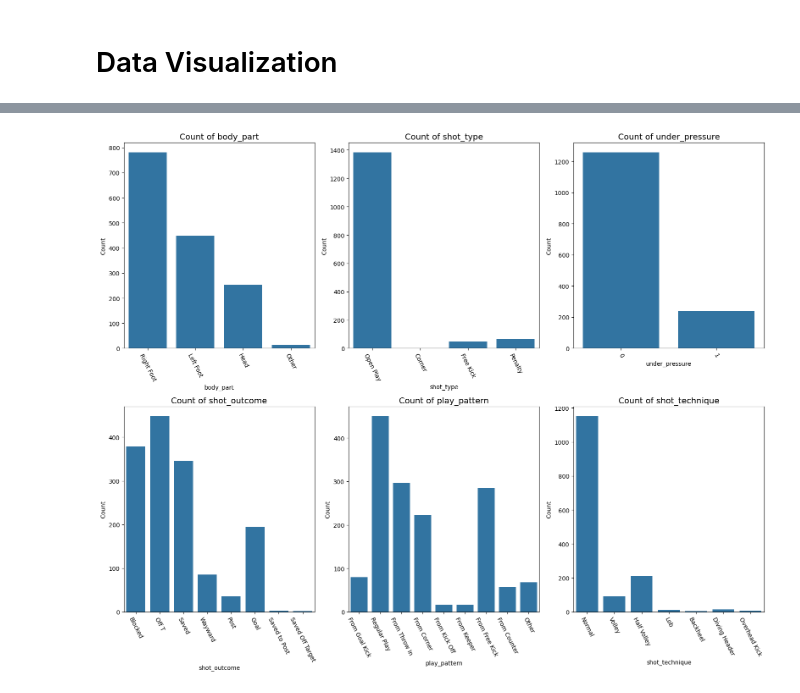
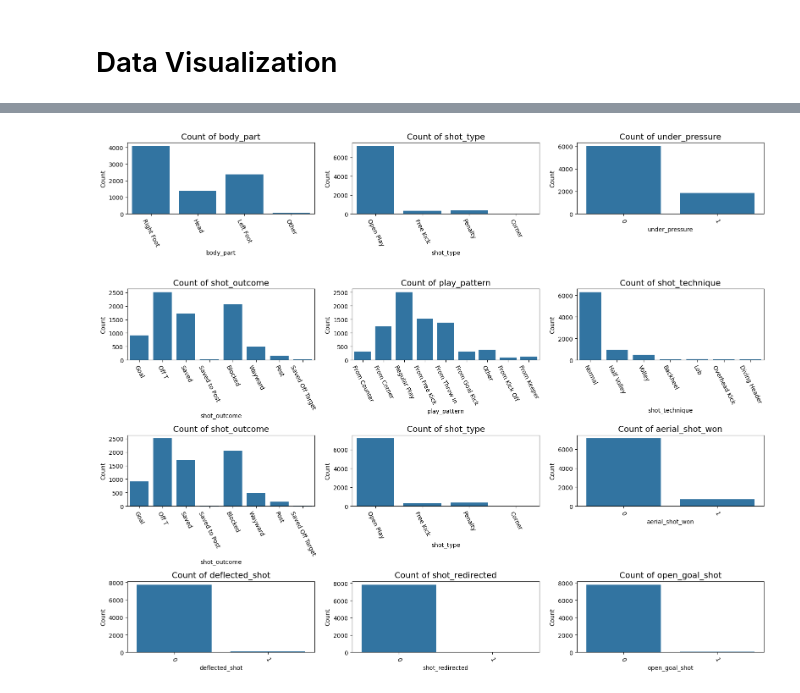
Before and after one commit to Clarkey33/Soccer-xG-Analytics-Model, a Jupyter notebook: notebooks/xG_model_data_prep_V2.ipynb, the cells around one changed output, grey strips where cells are left out. Drawn from its saved outputs; the diff is of its cells as text; code cells hidden in the pictures.

```diff
--- a/notebooks/xG_model_data_prep_V2.ipynb
+++ b/notebooks/xG_model_data_prep_V2.ipynb
@@ -132,11 +190,10 @@ type.id: 6 times
 # %%
 #concatnate
+df = pd.concat(dfs.values(),axis='rows',join='outer', ignore_index=True)
 
-for name, df in dfs.items():
-    df['source'] = name
-    dfs[name] = df #updating the df
-
-df = pd.concat(dfs.values(), ignore_index=True)
+#concatenate by rows and did outer join which should stack the dataframes vertically
+#and merge and keep all columns thta are same
+#this should ensure data integrity and proper alignment of data in final merged dataframe
 
 print(f"Dataset has {df.shape[0]} rows and {df.shape[1]} columns")
 # %% [output]
@@ -565,14 +672,14 @@ print(df_xg_processed[['x','y','shot_distance','shot_angle']].head(3))
 #df_xg_processed.columns.tolist()
 
 #Rename features
-rename_features = ['location','type_event','play_pattern','shot_xg','shot_end_location',
-                   'shot_type','shot_outcome','shot_technique','body_part',
-                   'first_time_shot','1v1_shot','under_pressure','aerial_shot_won','open_goal_shot',
-                   'deflected_shot','shot_redirected','x_coordinate','y_coordinate','shot_distance','shot_angle',
-                   'source'
-                   ]
+#rename_features = ['location','type_event','play_pattern','shot_xg','shot_end_location',
+#                   'shot_type','shot_outcome','shot_technique','body_part',
+#                   'first_time_shot','1v1_shot','under_pressure','aerial_shot_won','open_goal_shot',
+#                   'deflected_shot','shot_redirected','x_coordinate','y_coordinate','shot_distance','shot_angle',
+#                   'source'
+                   #]
 
-df_xg_processed.columns = rename_features
+#df_xg_processed.columns = rename_features
 
 #verify changes
-print(df_xg_processed.columns.tolist())
+#print(df_xg_processed.columns.tolist())
@@ -607,10 +705,13 @@ features = ['type_event','play_pattern','shot_xg','shot_type','shot_outcome','sh
             'first_time_shot','1v1_shot','under_pressure','aerial_shot_won','open_goal_shot',
             'deflected_shot','shot_redirected','x_coordinate','y_coordinate','shot_distance','shot_angle']
 
-fig, axes = plt.subplots(nrows=7, ncols=3, figsize=(39, 72))
+fig, axes = plt.subplots(nrows=6, ncols=3, figsize=(39, 72))
 axes = axes.flatten()
+
 for i, feature in enumerate(features):
     sns.histplot(df_xg_processed[feature], bins=30, kde=True, ax=axes[i])
+    axes[i].set_xlim(0)
+    axes[i].set_ylim(0)
     axes[i].set_title(f'Distribution of {feature}', fontsize=24)
     axes[i].set_xlabel(feature)
     #axes[i].set_ylabel('Frequency')
@@ -622,19 +734,20 @@ plt.show()
 # %%
 #2. Bar Chart: Categorical Features
-categorical_features = ['body_part', 'shot_type', 'under_pressure','shot_outcome','play_pattern', 'shot_technique']
-fig, axes = plt.subplots(nrows=2, ncols=3, figsize=(16, 13))
+categorical_features = ['body_part', 'shot_type', 'under_pressure','shot_outcome','play_pattern', 'shot_technique',
+                        'shot_outcome','shot_type','aerial_shot_won', 'deflected_shot','shot_redirected','open_goal_shot']
+fig, axes = plt.subplots(nrows=4, ncols=3, figsize=(16, 13))
 axes = axes.flatten()
 for i, feature in enumerate(categorical_features):
     sns.countplot(data=df_xg_processed, x=feature, ax=axes[i])
     axes[i].set_title(f'Count of {feature}', fontsize = 14)
     axes[i].set_xlabel(feature)
     axes[i].set_ylabel('Count')
     axes[i].tick_params(axis='x', rotation=-63)
 
 plt.tight_layout()
 plt.show()
 # %% [output]
-[figure, old version]
+[figure, new version]
 # %%
 #3. Scatter Plot: Shot Distance vs. Shot Angle
 plt.figure(figsize=(10, 6))
```
Also changed, not shown: parts of 25 cells of this notebook, 2 other files.
